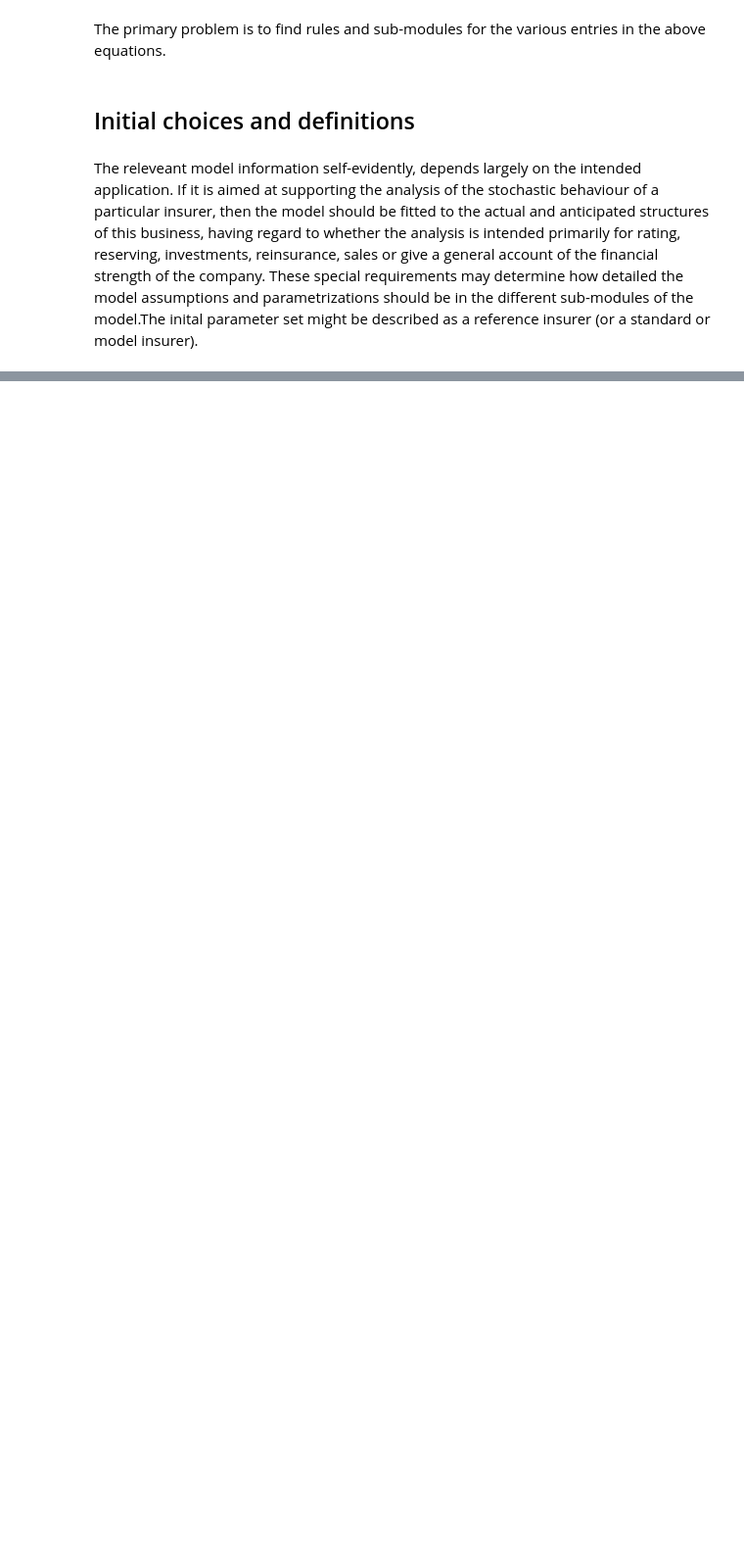
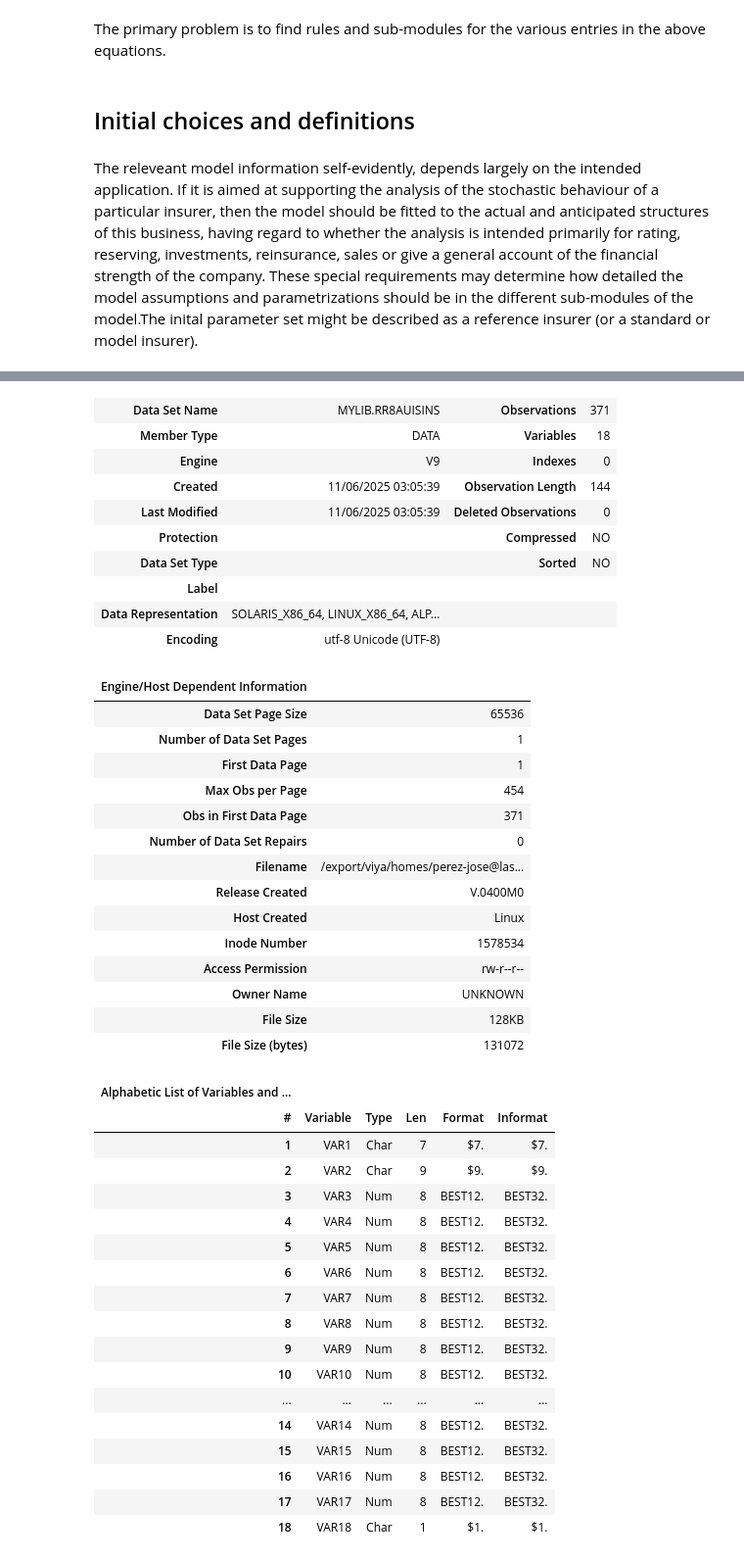
Before and after one commit to jenriqps/risk_theory, a Jupyter notebook: 07_Case_05_Stochastic_Analysis_Insurance.ipynb, the cells around one changed output, grey strips where cells are left out. Shown at 98% size. Cells and saved outputs as stored; diff of their text form; code cells hidden in the pictures; blank space fills up the shorter version.

```diff
--- a/07_Case_05_Stochastic_Analysis_Insurance.ipynb
+++ b/07_Case_05_Stochastic_Analysis_Insurance.ipynb
@@ -75,0 +82,29 @@ The releveant model information self-evidently, depends largely on the intended
+# %%
+libname mylib "/export/viya/homes/perez-jose@lasallistas.org.mx";
+FILENAME REFFILE '/export/viya/homes/perez-jose@lasallistas.org.mx/Risk_Theory/RR8AUISINS009920231231.txt';
+
+PROC IMPORT DATAFILE=REFFILE
+	DBMS=DLM
+	OUT=MYLIB.RR8AUISINS replace;
+	DELIMITER="|";
+	GETNAMES=NO;
+	DATAROW=1;
+RUN;
+PROC CONTENTS DATA=MYLIB.RR8AUISINS; RUN;
+/* Selección de variables relevanetes y transformaciones */
+data MYLIB.RR8AUISINS_2(drop=var: month day year);
+	label
+	n_poliza="Número de Póliza"
+	n_siniestro="Número de Siniestro"
+	f_ocurr_sin="Fecha de Ocurrencia del Siniestro";
+	format f_ocurr_sin date9. m_siniestro dollar20.2;
+	set MYLIB.RR8AUISINS;
+	n_poliza=var1;
+	n_siniestro=var2;
+	month=substr(compress(var3),5,2);
+	day=substr(compress(var3),7,2);
+	year=substr(compress(var3),1,4);
+	f_ocurr_sin=mdy(input(month,best12.),input(day,best12.),input(year,best12.));
+	m_siniestro=var8;
+run;
+# %% [output]
@@ -75,0 +113,43 @@ The releveant model information self-evidently, depends largely on the intended
+| Data Set Name | MYLIB.RR8AUISINS | Observations | 371 |
+| Member Type | DATA | Variables | 18 |
+| Engine | V9 | Indexes | 0 |
+| Created | 11/06/2025 03:05:39 | Observation Length | 144 |
+| Last Modified | 11/06/2025 03:05:39 | Deleted Observations | 0 |
+| Protection |  | Compressed | NO |
+| Data Set Type |  | Sorted | NO |
+| Label |  |  |  |
+| Data Representation | SOLARIS_X86_64, LINUX_X86_64, ALP... |  |  |
+| Encoding | utf-8 Unicode (UTF-8) |  |  |
+| Engine/Host Dependent Information |  |
+| Data Set Page Size | 65536 |
+| Number of Data Set Pages | 1 |
+| First Data Page | 1 |
+| Max Obs per Page | 454 |
+| Obs in First Data Page | 371 |
+| Number of Data Set Repairs | 0 |
+| Filename | /export/viya/homes/perez-jose@las... |
+| Release Created | V.0400M0 |
+| Host Created | Linux |
+| Inode Number | 1578534 |
+| Access Permission | rw-r--r-- |
+| Owner Name | UNKNOWN |
+| File Size | 128KB |
+| File Size (bytes) | 131072 |
+| Alphabetic List of Variables and ... |  |  |  |  |  |
+| # | Variable | Type | Len | Format | Informat |
+| 1 | VAR1 | Char | 7 | $7. | $7. |
+| 2 | VAR2 | Char | 9 | $9. | $9. |
+| 3 | VAR3 | Num | 8 | BEST12. | BEST32. |
+| 4 | VAR4 | Num | 8 | BEST12. | BEST32. |
+| 5 | VAR5 | Num | 8 | BEST12. | BEST32. |
+| 6 | VAR6 | Num | 8 | BEST12. | BEST32. |
+| 7 | VAR7 | Num | 8 | BEST12. | BEST32. |
+| 8 | VAR8 | Num | 8 | BEST12. | BEST32. |
+| 9 | VAR9 | Num | 8 | BEST12. | BEST32. |
+| 10 | VAR10 | Num | 8 | BEST12. | BEST32. |
+| ... | ... | ... | ... | ... | ... |
+| 14 | VAR14 | Num | 8 | BEST12. | BEST32. |
+| 15 | VAR15 | Num | 8 | BEST12. | BEST32. |
+| 16 | VAR16 | Num | 8 | BEST12. | BEST32. |
+| 17 | VAR17 | Num | 8 | BEST12. | BEST32. |
+| 18 | VAR18 | Char | 1 | $1. | $1. |
```
Also changed, not shown: parts of 8 cells of this notebook.
